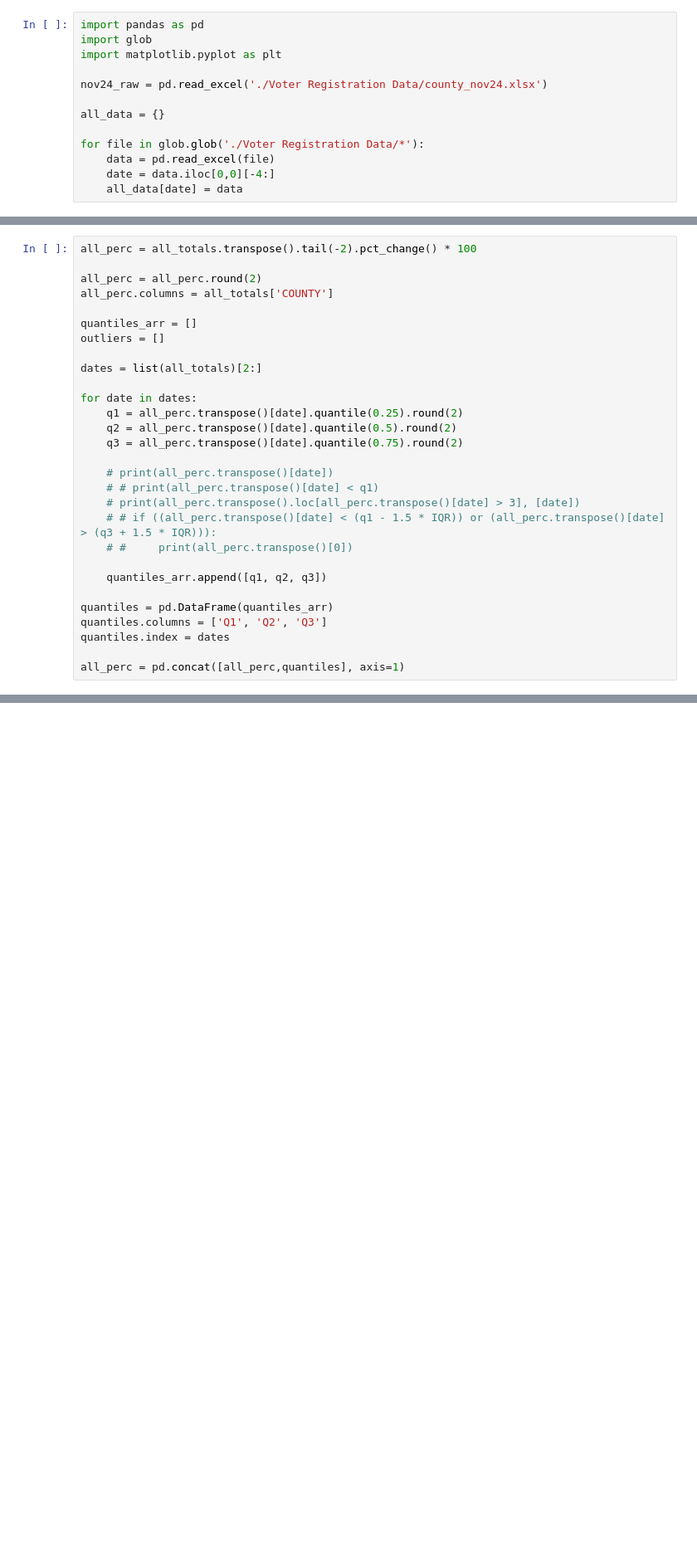
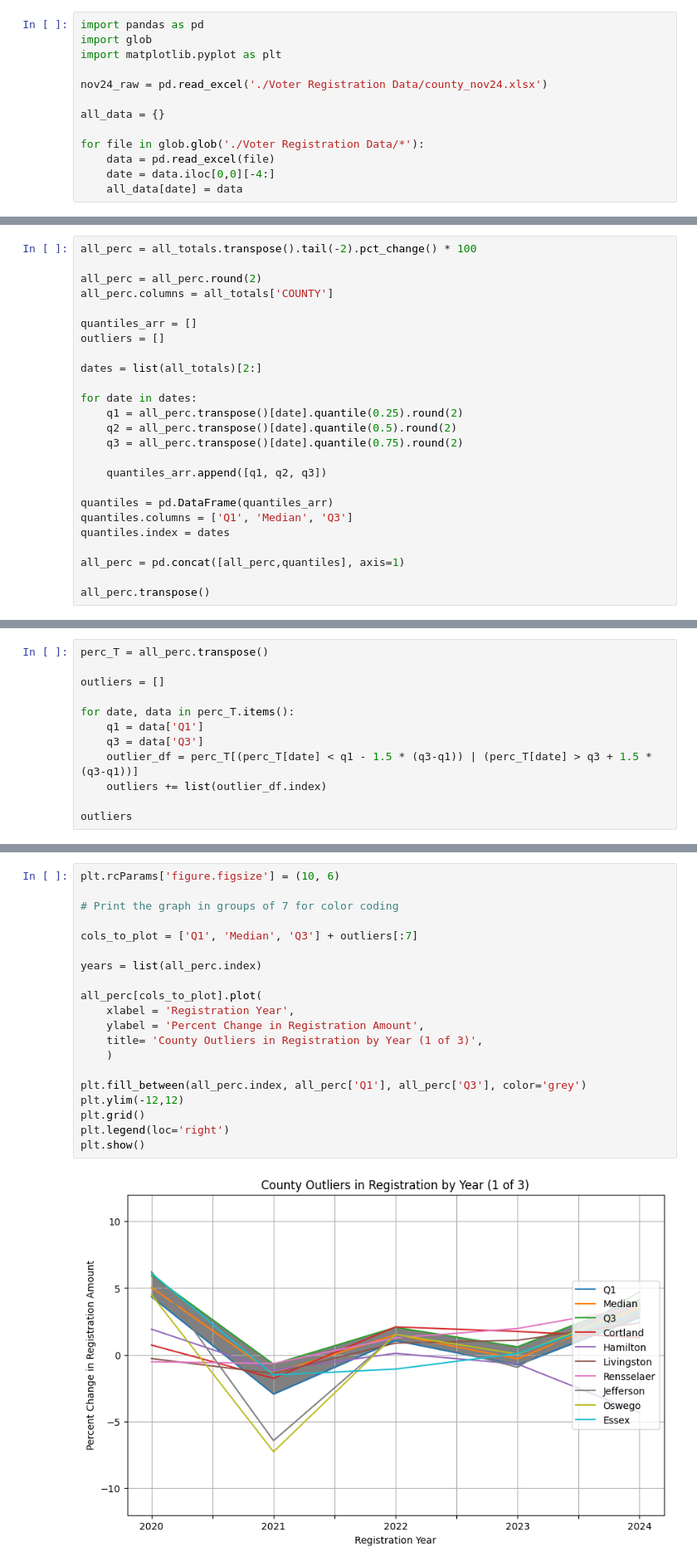
Before and after one commit to tgrantknight/Job-Sample, a Jupyter notebook: sample.ipynb, the cells around one changed output, grey strips where cells are left out. Shown at 83% size. Drawn from its saved outputs; the diff is of its cells as text; blank space fills up the shorter version.

Commit message:
finished graphing outliers

```diff
--- a/sample.ipynb
+++ b/sample.ipynb
@@ -60,16 +80,12 @@ for date in dates:
     q2 = all_perc.transpose()[date].quantile(0.5).round(2)
     q3 = all_perc.transpose()[date].quantile(0.75).round(2)
 
-    # print(all_perc.transpose()[date])
-    # # print(all_perc.transpose()[date] < q1)
-    # print(all_perc.transpose().loc[all_perc.transpose()[date] > 3], [date])
-    # # if ((all_perc.transpose()[date] < (q1 - 1.5 * IQR)) or (all_perc.transpose()[date] > (q3 + 1.5 * IQR))):
-    # #     print(all_perc.transpose()[0])
-
     quantiles_arr.append([q1, q2, q3])
 
 quantiles = pd.DataFrame(quantiles_arr)
-quantiles.columns = ['Q1', 'Q2', 'Q3']
+quantiles.columns = ['Q1', 'Median', 'Q3']
 quantiles.index = dates
 
 all_perc = pd.concat([all_perc,quantiles], axis=1)
+
+all_perc.transpose()
@@ -85,0 +106,12 @@ plt.show()
+# %%
+perc_T = all_perc.transpose()
+
+outliers = []
+
+for date, data in perc_T.items():
+    q1 = data['Q1']
+    q3 = data['Q3']
+    outlier_df = perc_T[(perc_T[date] < q1 - 1.5 * (q3-q1)) | (perc_T[date] > q3 + 1.5 * (q3-q1))]
+    outliers += list(outlier_df.index)
+
+outliers
@@ -85,0 +139,22 @@ plt.show()
+# %%
+plt.rcParams['figure.figsize'] = (10, 6)
+
+# Print the graph in groups of 7 for color coding
+
+cols_to_plot = ['Q1', 'Median', 'Q3'] + outliers[:7]
+
+years = list(all_perc.index)
+
+all_perc[cols_to_plot].plot(
+    xlabel = 'Registration Year',
+    ylabel = 'Percent Change in Registration Amount',
+    title= 'County Outliers in Registration by Year (1 of 3)',
+    )
+
+plt.fill_between(all_perc.index, all_perc['Q1'], all_perc['Q3'], color='grey')
+plt.ylim(-12,12)
+plt.grid()
+plt.legend(loc='right')
+plt.show()
+# %% [output]
+[figure, added]
```
Also changed, not shown: parts of 7 cells of this notebook, 1 other file.
